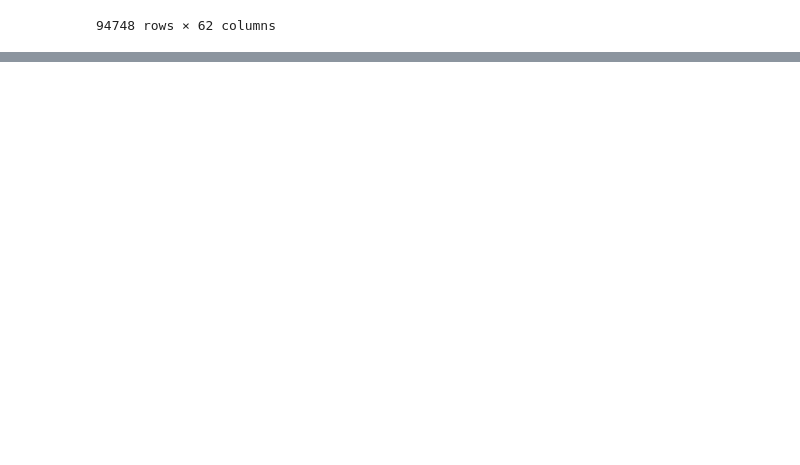
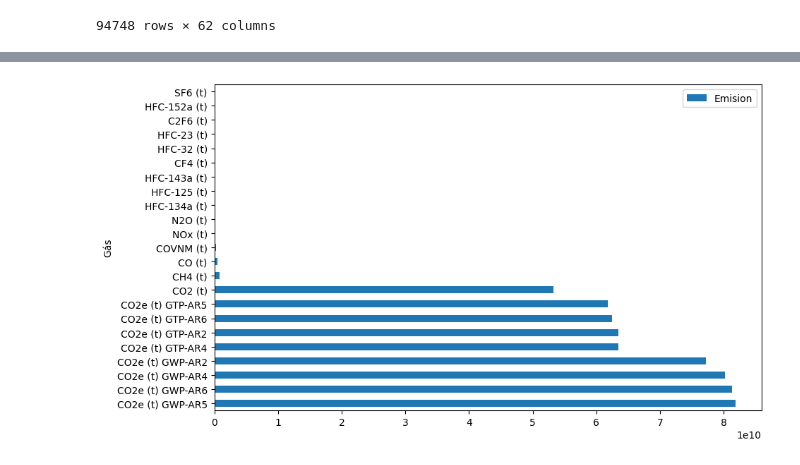
Before and after one commit to DiegoBecerra-lab/probando-python, a Jupyter notebook: Pandas_3_Agrupación_de_datos.ipynb, the cells around one changed output, grey strips where cells are left out. Drawn from its saved outputs; the diff is of its cells as text; code cells hidden in the pictures; blank space fills up the shorter version.

```diff
--- a/Pandas_3_Agrupación_de_datos.ipynb
+++ b/Pandas_3_Agrupación_de_datos.ipynb
@@ -195,0 +206,2 @@ emision_gases
+# %%
+columnas_info=list(emision_gases.loc[:, 'Nível 1 - Setor':'Produto'].columns)
@@ -195,0 +230,2 @@ emision_gases
+# %%
+columnas_emision=list(emision_gases.loc[:, 1970:2021].columns)
@@ -195,0 +268,2 @@ emision_gases
+# %%
+emisiones_por_año=emision_gases.melt(id_vars=columnas_info, value_vars=columnas_emision, var_name='Año', value_name='Emision')
@@ -195,0 +317,2 @@ emision_gases
+# %%
+emisiones_por_gas=emisiones_por_año.groupby('Gás').sum(numeric_only=True).sort_values('Emision', ascending=False)
@@ -195,0 +340,4 @@ emision_gases
+# %%
+emisiones_por_gas.plot(kind='barh', figsize=(10,6));
+# %% [output]
+[figure, added]
```
Also changed, not shown: parts of 16 cells of this notebook.
